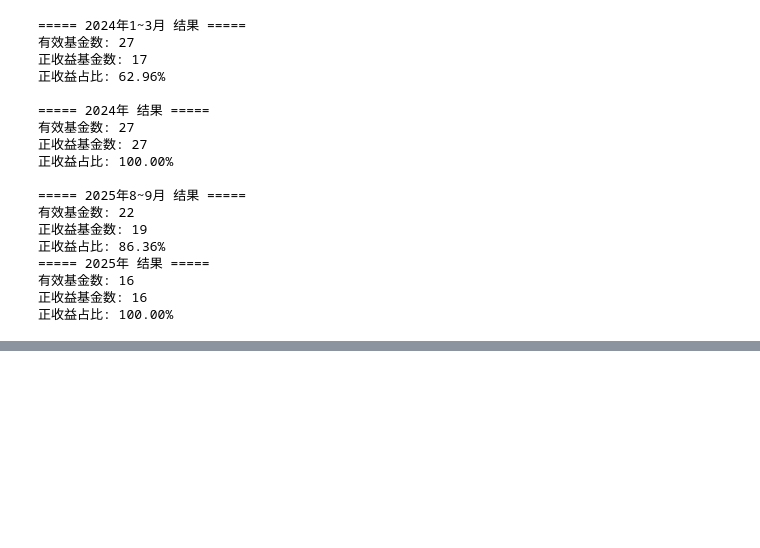
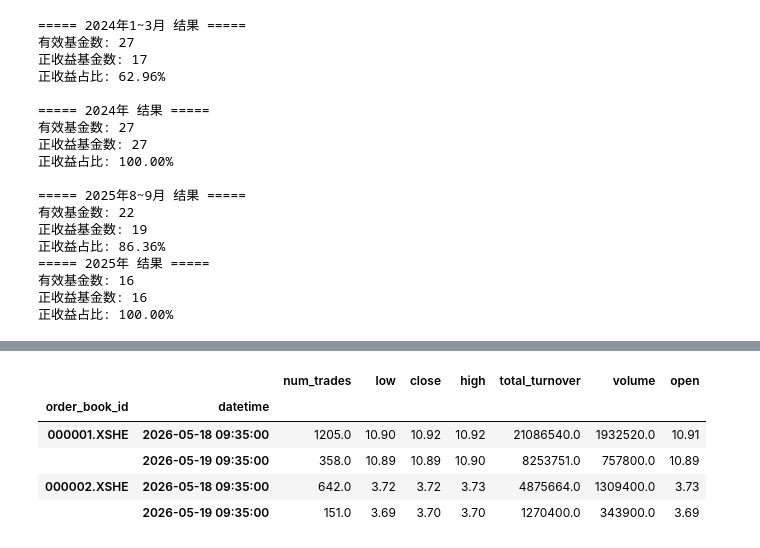
Before and after one commit to LeeSXS23456/REPOSITORY, a Jupyter notebook: data_extract.ipynb, the cells around one changed output, grey strips where cells are left out. Cells and saved outputs as stored; diff of their text form; code cells hidden in the pictures; blank space fills up the shorter version.

```diff
--- a/data_extract.ipynb
+++ b/data_extract.ipynb
@@ -385,0 +840,9 @@ dtype: float64
+# %%
+get_price( ['000001.XSHE','000002.XSHE'], start_date='20260518', end_date='20260520',frequency='1m', time_slice=(datetime.time(hour=9, minute=35), datetime.time(hour=9, minute=35)))
+# %% [output]
+|  |  | num_trades | low | close | high | total_turnover | volume | open |
+| order_book_id | datetime |  |  |  |  |  |  |  |
+| 000001.XSHE | 2026-05-18 09:35:00 | 1205.0 | 10.90 | 10.92 | 10.92 | 21086540.0 | 1932520.0 | 10.91 |
+|  | 2026-05-19 09:35:00 | 358.0 | 10.89 | 10.89 | 10.90 | 8253751.0 | 757800.0 | 10.89 |
+| 000002.XSHE | 2026-05-18 09:35:00 | 642.0 | 3.72 | 3.72 | 3.73 | 4875664.0 | 1309400.0 | 3.73 |
+|  | 2026-05-19 09:35:00 | 151.0 | 3.69 | 3.70 | 3.70 | 1270400.0 | 343900.0 | 3.69 |
```
Also changed, not shown: parts of 15 cells of this notebook.
